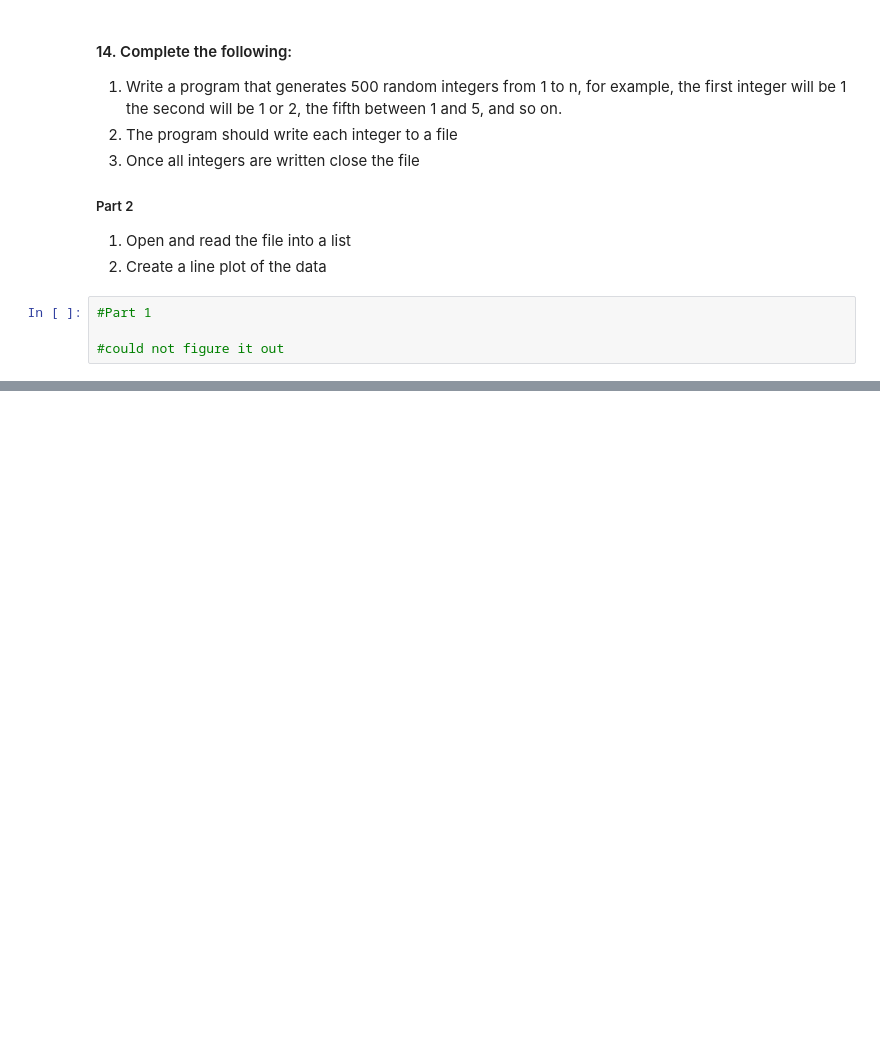
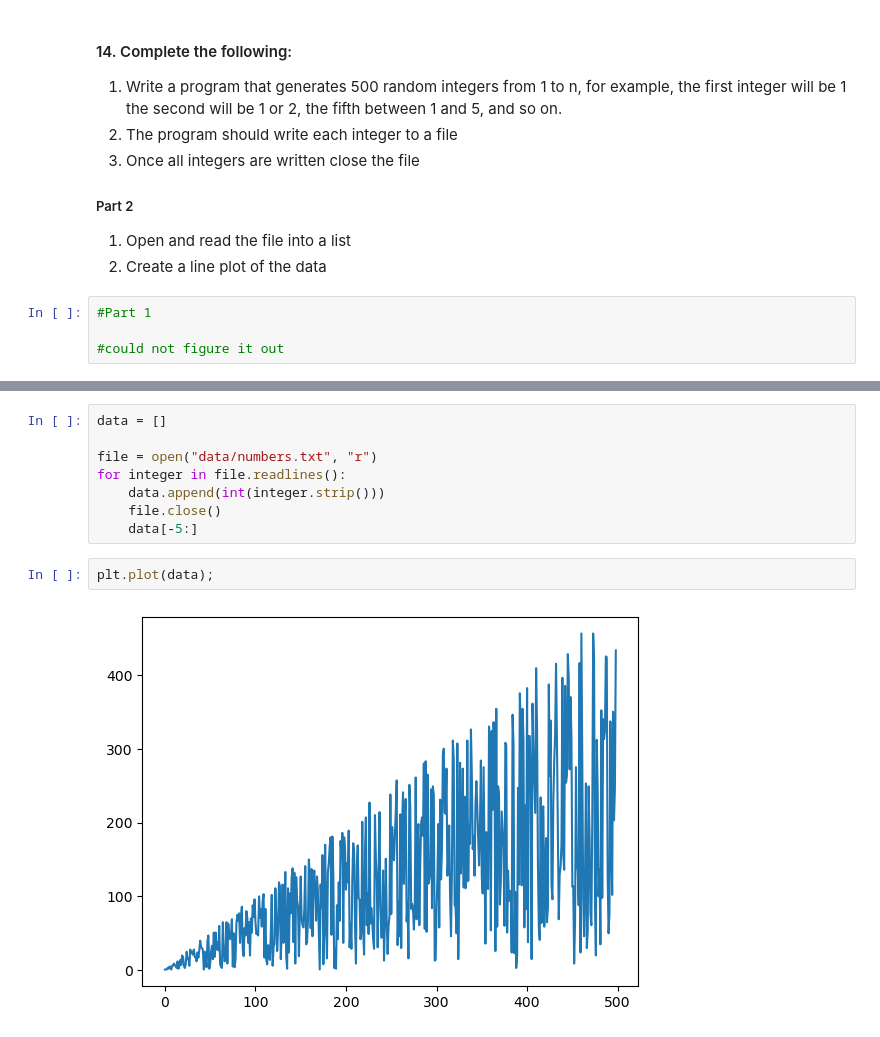
Before and after one commit to AdwoaNhyira/AdvProgrammingClass, a Jupyter notebook: 01-python_concepts.ipynb, the cells around one changed output, grey strips where cells are left out. Drawn from its saved outputs; the diff is of its cells as text; blank space fills up the shorter version.

```diff
--- a/01-python_concepts.ipynb
+++ b/01-python_concepts.ipynb
@@ -222,0 +250,12 @@ positive
+# %%
+data = []
+
+file = open("data/numbers.txt", "r")
+for integer in file.readlines():
+    data.append(int(integer.strip()))
+    file.close()
+    data[-5:]
+# %%
+plt.plot(data);
+# %% [output]
+[figure, added]
```
Also changed, not shown: parts of 7 cells of this notebook.
